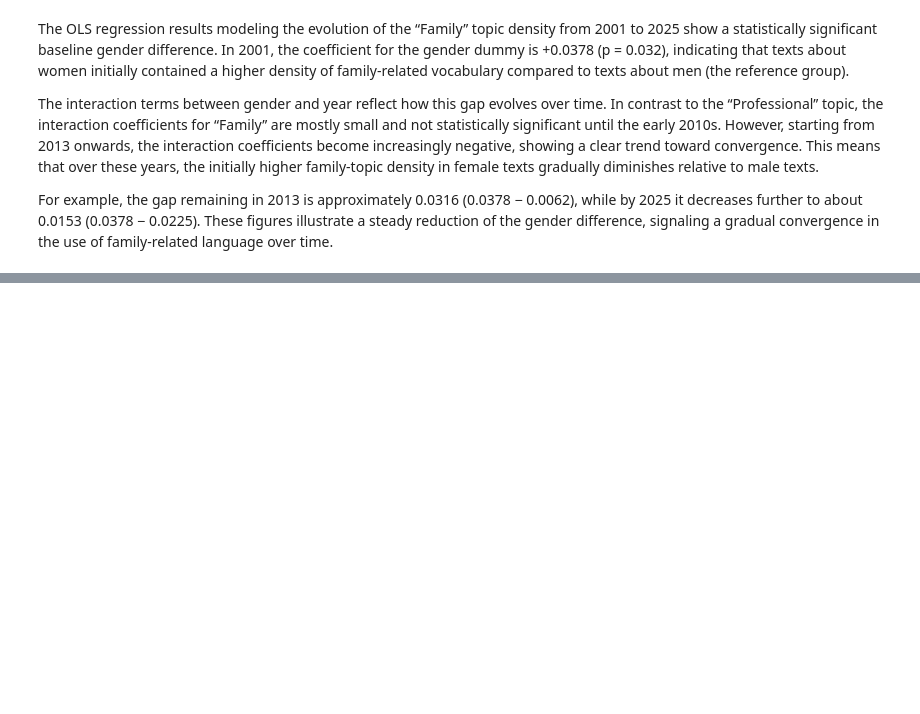
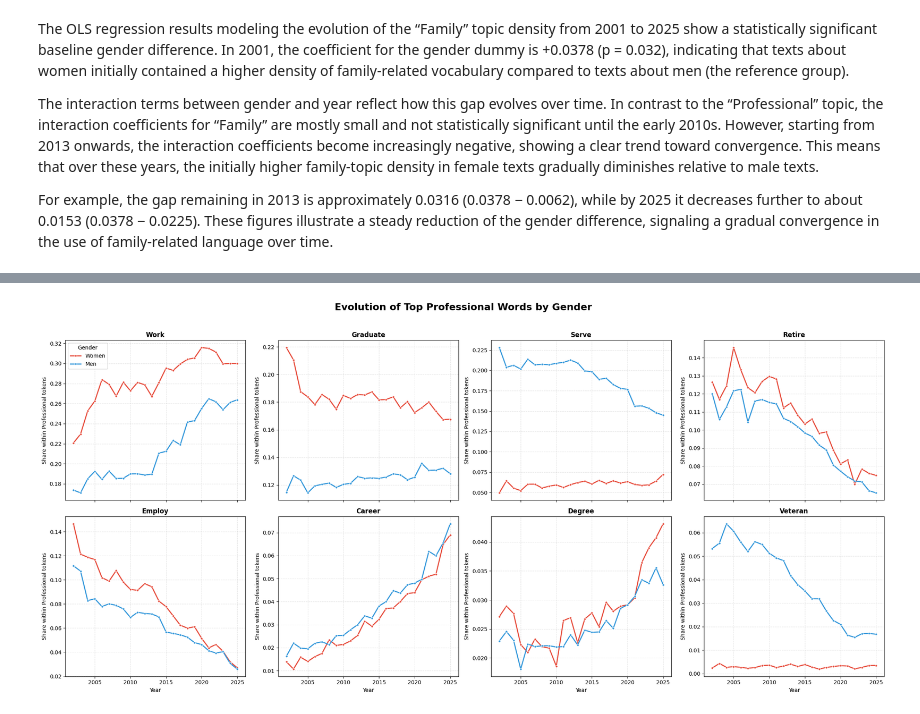
Before and after one commit to gallagelpi/text_minning, a Jupyter notebook: analysis.ipynb, the cells around one changed output, grey strips where cells are left out. Drawn from its saved outputs; the diff is of its cells as text; code cells hidden in the pictures; blank space fills up the shorter version.

Commit message:
check top words per topic

```diff
--- a/analysis.ipynb
+++ b/analysis.ipynb
@@ -385,0 +450,91 @@ For example, the gap remaining in 2013 is approximately 0.0316 (0.0378 − 0.006
+# %%
+from sklearn.feature_extraction.text import CountVectorizer
+
+# Build a professional-only vocabulary from the lemmatized theme dictionary.
+prof_vocab = sorted(themes_lemma['Professional'])
+
+records = []
+vectorizer_prof = CountVectorizer(vocabulary=prof_vocab)
+years_sorted = sorted(df['year'].dropna().unique())
+
+for year in years_sorted:
+    for g in ['F', 'M']:
+        texts = df.loc[(df['year'] == year) & (df['gender'] == g), 'text_clean'].fillna('')
+        if texts.empty:
+            continue
+
+        X = vectorizer_prof.transform(texts)
+        counts = np.asarray(X.sum(axis=0)).ravel()
+        total_prof_tokens = counts.sum()
+
+        for w, c in zip(prof_vocab, counts):
+            if c > 0:
+                share = (c / total_prof_tokens) if total_prof_tokens > 0 else 0
+                records.append({
+                    'year': year,
+                    'gender': g,
+                    'word': w,
+                    'count': int(c),
+                    'share': share
+                })
+
+prof_word_year = pd.DataFrame(records)
+
+# Select top words by total professional counts across both genders and all years.
+top_n = 8
+top_words = (
+    prof_word_year.groupby('word')['count']
+    .sum()
+    .sort_values(ascending=False)
+    .head(top_n)
+    .index
+)
+
+plot_df = prof_word_year[prof_word_year['word'].isin(top_words)].copy()
+plot_df['gender_label'] = plot_df['gender'].map({'M': 'Men', 'F': 'Women'})
+
+fig, axes = plt.subplots(2, 4, figsize=(22, 10), sharex=True)
+axes = axes.flatten()
+
+for i, w in enumerate(top_words):
+    ax = axes[i]
+    word_df = plot_df[plot_df['word'] == w]
+
+    sns.lineplot(
+        data=word_df,
+        x='year',
+        y='share',
+        hue='gender_label',
+        ax=ax,
+        palette={'Men': '#3498db', 'Women': '#e74c3c'},
+        marker='o',
+        linewidth=2,
+        markersize=4
+    )
+
+    ax.set_title(w.capitalize(), fontsize=12, fontweight='bold')
+    ax.set_ylabel('Share within Professional tokens')
+    ax.set_xlabel('Year')
+    ax.grid(True, linestyle='--', alpha=0.35)
+
+    if i != 0:
+        ax.legend_.remove()
+
+if len(top_words) > 0:
+    axes[0].legend(title='Gender', loc='best')
+
+plt.suptitle('Evolution of Top Professional Words by Gender', fontsize=18, fontweight='bold', y=1.02)
+plt.tight_layout()
+plt.savefig('paper/professional_top_words_evolution.png', dpi=300, bbox_inches='tight')
+plt.show()
+
+display(
+    prof_word_year.groupby(['gender', 'word'])['count']
+    .sum()
+    .reset_index()
+    .sort_values(['gender', 'count'], ascending=[True, False])
+    .groupby('gender')
+    .head(10)
+)
+# %% [output]
+[figure, added]
```
Also changed, not shown: parts of 16 cells of this notebook.
